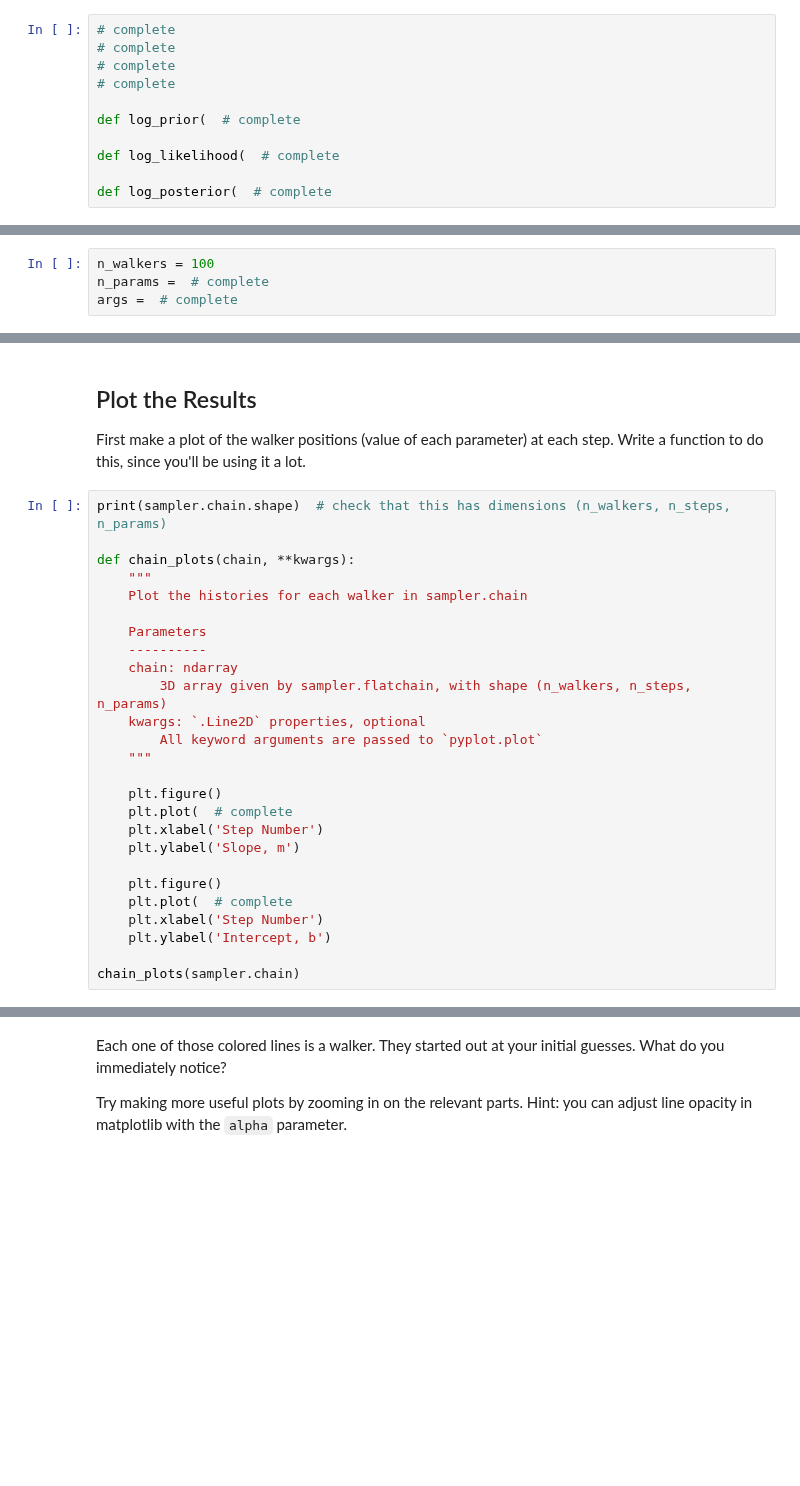
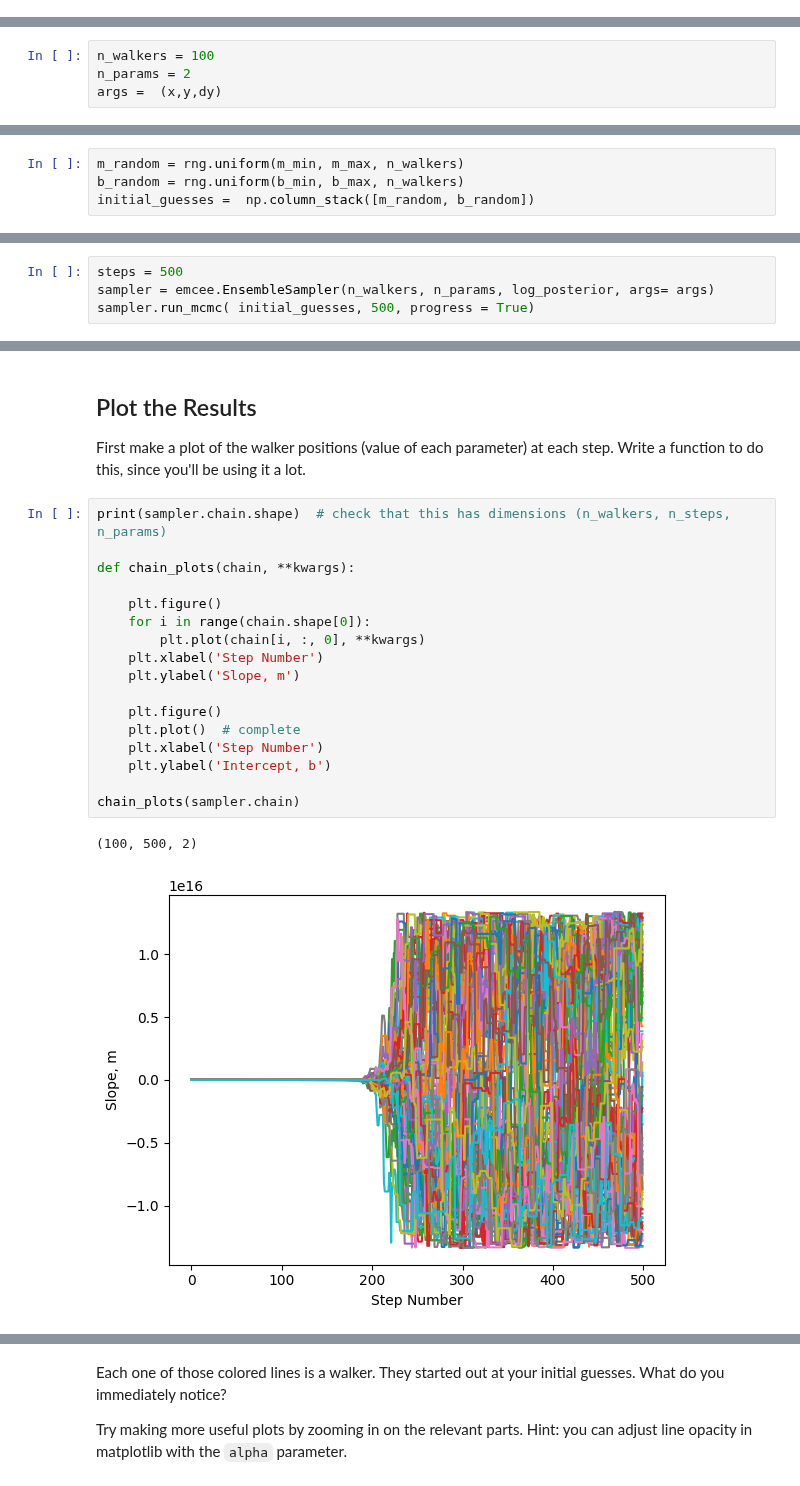
Before and after one commit to ASTR154/bayesian-statistics, a Jupyter notebook: mcmc_line_fitting.ipynb, the cells around one changed output, grey strips where cells are left out. Drawn from its saved outputs; the diff is of its cells as text; blank space fills up the shorter version.

```diff
--- a/mcmc_line_fitting.ipynb
+++ b/mcmc_line_fitting.ipynb
@@ -25,14 +31,3 @@ Choose a slope $m$, intercept $b$, and scatter $\sigma$, and generate $N$ random
 # %% [markdown]
 ## Write Down the Posterior
 Define functions that return the prior, the likelihood, and the posterior given a parameter vector `theta = [m, b]`. For computational accuracy (and convenience), we actually want to do this in log space. You can either use `np.log` (natural log) or `np.log10` (base-10 log). Regardless of the shape of your prior, it's good practice to limit the values of $m$ and $b$ to some reasonable range. (Hint: this section is identical to the previous notebook.)
-# %%
-# complete
-# complete
-# complete
-# complete
-
-def log_prior(  # complete
-
-def log_likelihood(  # complete
-
-def log_posterior(  # complete
@@ -43,8 +64,8 @@ This time we will use the `emcee` package that you imported above to sample the
 Note, we will initialise the sampler in #1.5
 # %%
 n_walkers = 100
-n_params =  # complete
-args =  # complete
+n_params = 2
+args =  (x,y,dy)
 # %% [markdown]
 ## Setup random initial guesses for the starting positions
 
@@ -56,3 +73,7 @@ initial_guesses =  # complete
+# %%
+m_random = rng.uniform(m_min, m_max, n_walkers)
+b_random = rng.uniform(b_min, b_max, n_walkers)
+initial_guesses =  np.column_stack([m_random, b_random])
 # %% [markdown]
 ## Initialize and run!
 
@@ -65,0 +81,4 @@ sampler.run_mcmc(  # complete
+# %%
+steps = 500
+sampler = emcee.EnsembleSampler(n_walkers, n_params, log_posterior, args= args)
+sampler.run_mcmc( initial_guesses, 500, progress = True)
@@ -69,26 +106,20 @@ First make a plot of the walker positions (value of each parameter) at each step
 # %%
 print(sampler.chain.shape)  # check that this has dimensions (n_walkers, n_steps, n_params)
 
 def chain_plots(chain, **kwargs):
-    """
-    Plot the histories for each walker in sampler.chain
-
-    Parameters
-    ----------
-    chain: ndarray
-        3D array given by sampler.flatchain, with shape (n_walkers, n_steps, n_params)
-    kwargs: `.Line2D` properties, optional
-        All keyword arguments are passed to `pyplot.plot`
-    """
 
     plt.figure()
-    plt.plot(  # complete
+    for i in range(chain.shape[0]):
+        plt.plot(chain[i, :, 0], **kwargs)
     plt.xlabel('Step Number')
     plt.ylabel('Slope, m')
 
     plt.figure()
-    plt.plot(  # complete
+    plt.plot()  # complete
     plt.xlabel('Step Number')
     plt.ylabel('Intercept, b')
 
 chain_plots(sampler.chain)
+# %% [output]
+(100, 500, 2)
+[figure, added]
```
Also changed, not shown: parts of 7 cells of this notebook.
